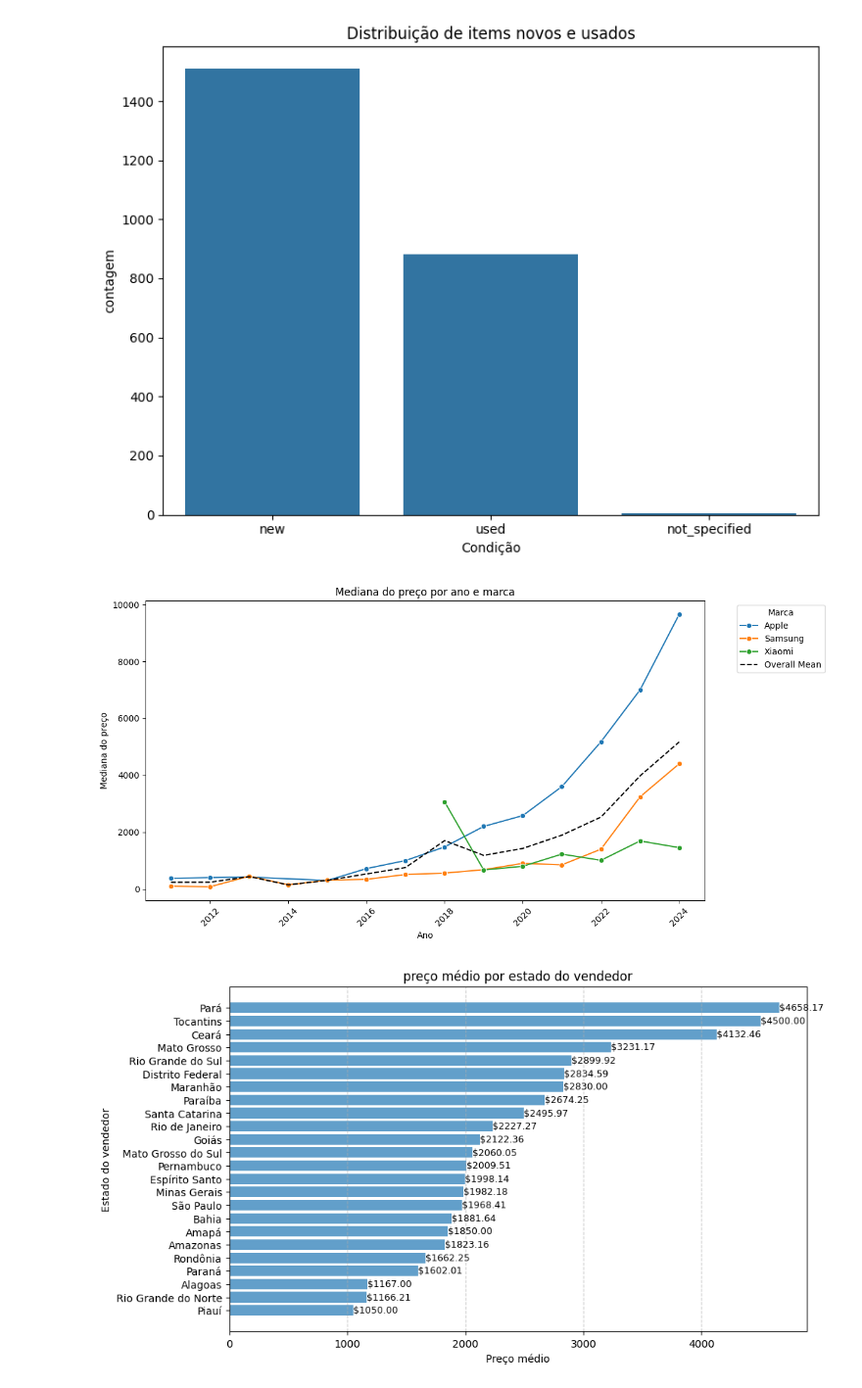
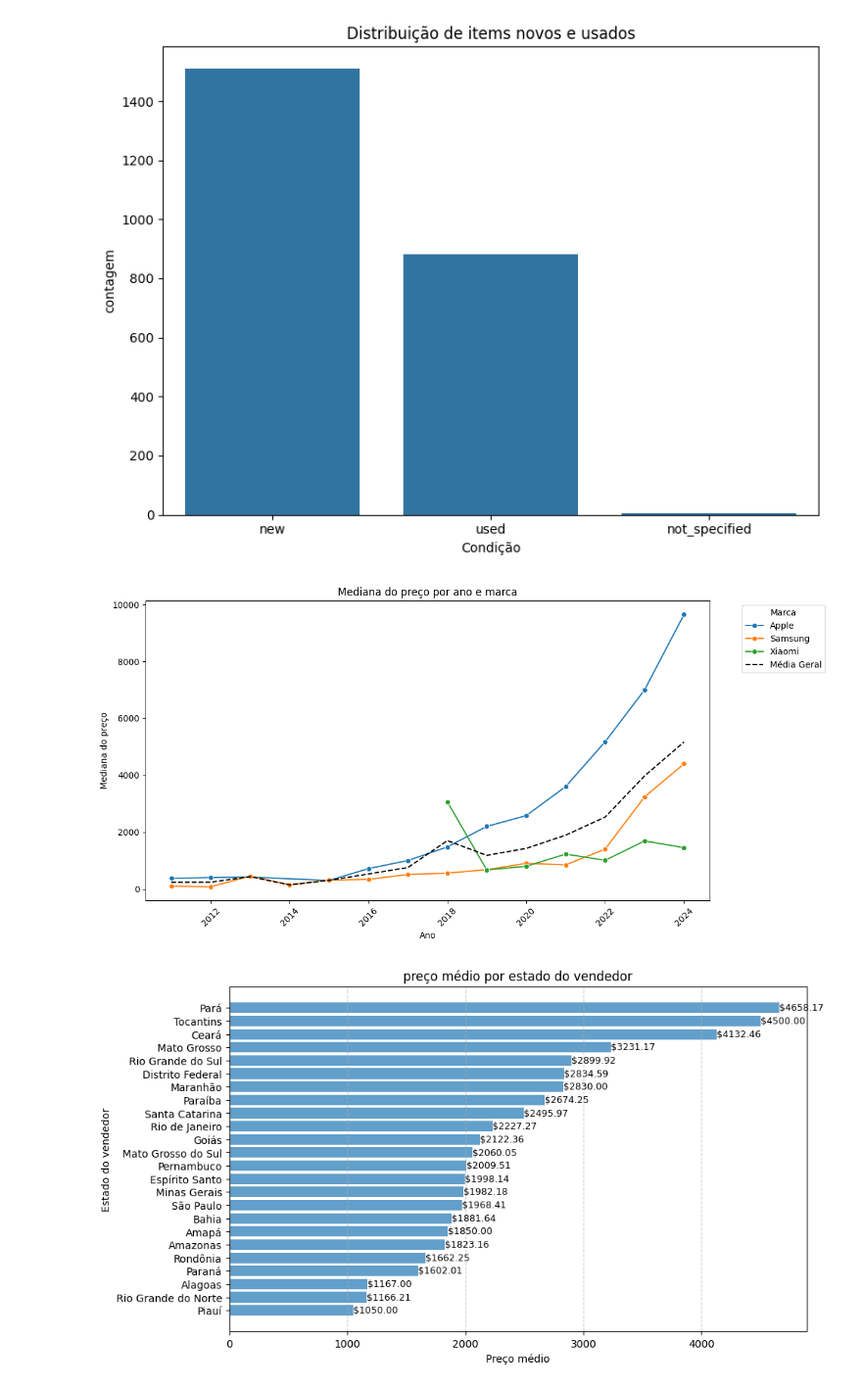
Before and after one commit to l1vitorino/Meli-Challenge-Engineer-Python, a Jupyter notebook: app/exploratory_analysis/analysis.ipynb, the cells around one changed output. Shown at 98% size. Drawn from its saved outputs; the diff is of its cells as text; code cells hidden in the pictures.

```diff
--- a/app/exploratory_analysis/analysis.ipynb
+++ b/app/exploratory_analysis/analysis.ipynb
@@ -66,35 +66,35 @@ mean_price_per_year_brand = df.groupby(['BRAND', 'RELEASE_YEAR'])['price'].media
 filtered_data = mean_price_per_year_brand[(mean_price_per_year_brand['RELEASE_YEAR'] >= 2000) & (mean_price_per_year_brand['RELEASE_YEAR'] <= 2024)]
 
 # Criando o preço média das 3 marcas por ano.
 overall_mean_price_per_year = filtered_data.groupby('RELEASE_YEAR')['price'].mean().reset_index()
 
 plt.figure(figsize=(12, 6))
 
 # plotando as linhas das marcas
 sns.lineplot(data=filtered_data, x='RELEASE_YEAR', y='price', hue='BRAND', marker='o')
 
 # plotando a linha do geral
 plt.plot(
     overall_mean_price_per_year['RELEASE_YEAR'],
     overall_mean_price_per_year['price'],
     linestyle='--',
     color='black',
-    label='Overall Mean'
+    label='Média Geral'
 )
 
 
 plt.title('Mediana do preço por ano e marca')
 plt.xlabel('Ano')
 plt.ylabel('Mediana do preço')
 plt.xticks(rotation=45)
 plt.legend(title='Marca', bbox_to_anchor=(1.05, 1), loc='upper left')
 plt.tight_layout()
 
 plt.show()
 
 # Aqui podemos perceber que quando mais perto da data de lançamento, mais o preço eleva
 # %% [output]
-[figure, old version]
+[figure, new version]
 # %%
 # Calculando a média de preço por estado
 state_avg_price = df.groupby('Seller_State')['price'].mean().reset_index()
```
Also changed, not shown: 1 other file.
